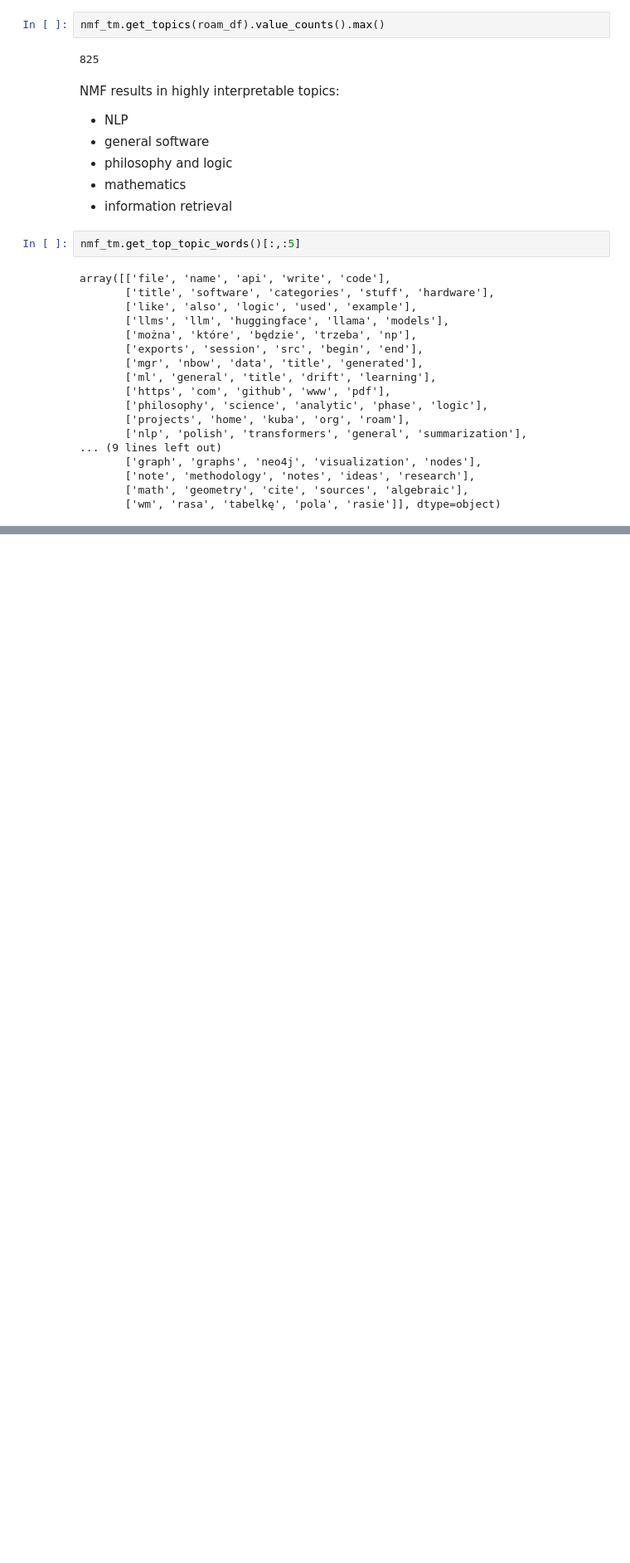
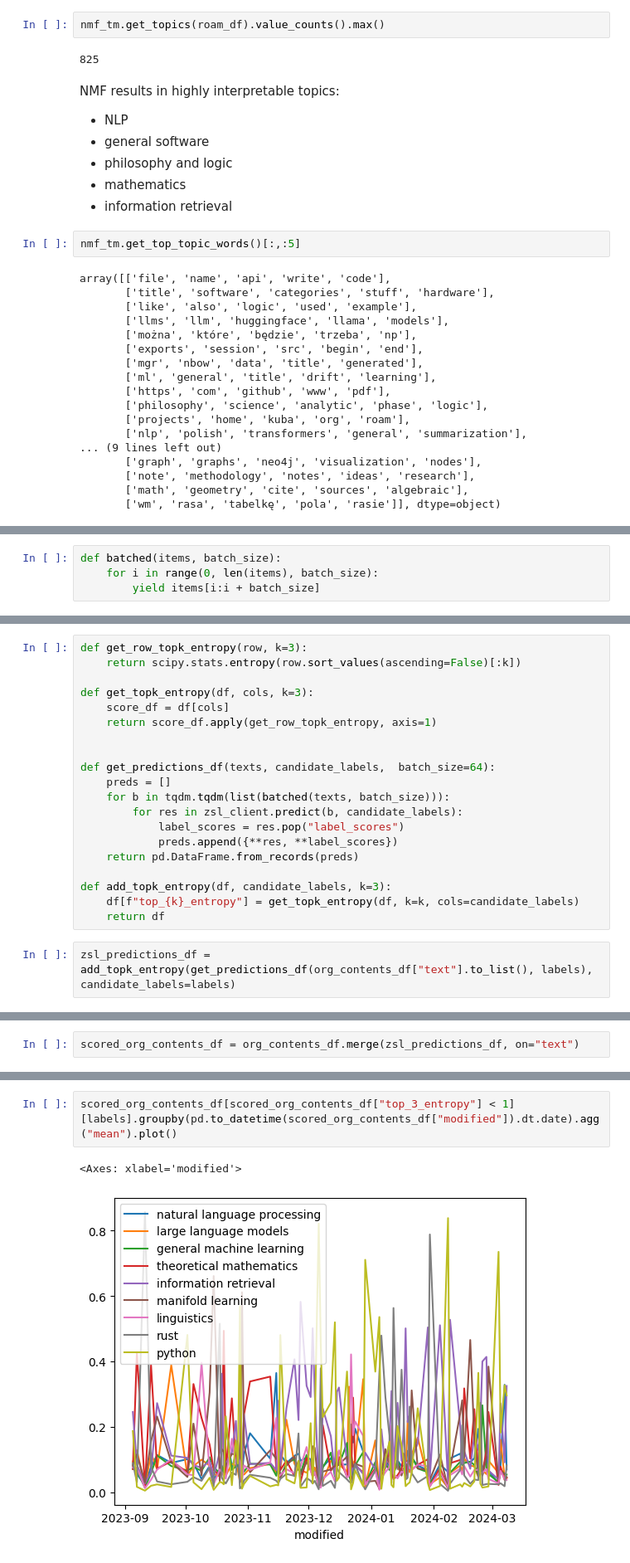
Before and after one commit to lambdaofgod/uhackathons, a Jupyter notebook: noteboard/notebooks/Org_Notes_Clustering.ipynb, the cells around one changed output, grey strips where cells are left out. Shown: that part at 83% size. Cells and saved outputs as stored; diff of their text form; blank space fills up the shorter version.

```diff
--- a/noteboard/notebooks/Org_Notes_Clustering.ipynb
+++ b/noteboard/notebooks/Org_Notes_Clustering.ipynb
@@ -600,0 +673,4 @@ array([['file', 'name', 'api', 'write', 'code'],
+# %%
+def batched(items, batch_size):
+    for i in range(0, len(items), batch_size):
+        yield items[i:i + batch_size]
@@ -600,0 +679,22 @@ array([['file', 'name', 'api', 'write', 'code'],
+# %%
+def get_row_topk_entropy(row, k=3):
+    return scipy.stats.entropy(row.sort_values(ascending=False)[:k])
+
+def get_topk_entropy(df, cols, k=3):
+    score_df = df[cols]
+    return score_df.apply(get_row_topk_entropy, axis=1)
+
+
+def get_predictions_df(texts, candidate_labels,  batch_size=64):
+    preds = []
+    for b in tqdm.tqdm(list(batched(texts, batch_size))):
+        for res in zsl_client.predict(b, candidate_labels):
+            label_scores = res.pop("label_scores")
+            preds.append({**res, **label_scores})
+    return pd.DataFrame.from_records(preds)
+
+def add_topk_entropy(df, candidate_labels, k=3):
+    df[f"top_{k}_entropy"] = get_topk_entropy(df, k=k, cols=candidate_labels)
+    return df
+# %%
+zsl_predictions_df = add_topk_entropy(get_predictions_df(org_contents_df["text"].to_list(), labels), candidate_labels=labels)
@@ -600,0 +737,2 @@ array([['file', 'name', 'api', 'write', 'code'],
+# %%
+scored_org_contents_df = org_contents_df.merge(zsl_predictions_df, on="text")
@@ -600,0 +755,5 @@ array([['file', 'name', 'api', 'write', 'code'],
+# %%
+scored_org_contents_df[scored_org_contents_df["top_3_entropy"] < 1][labels].groupby(pd.to_datetime(scored_org_contents_df["modified"]).dt.date).agg("mean").plot()
+# %% [output]
+<Axes: xlabel='modified'>
+[figure, added]
```
Also changed, not shown: parts of 15 cells of this notebook.
